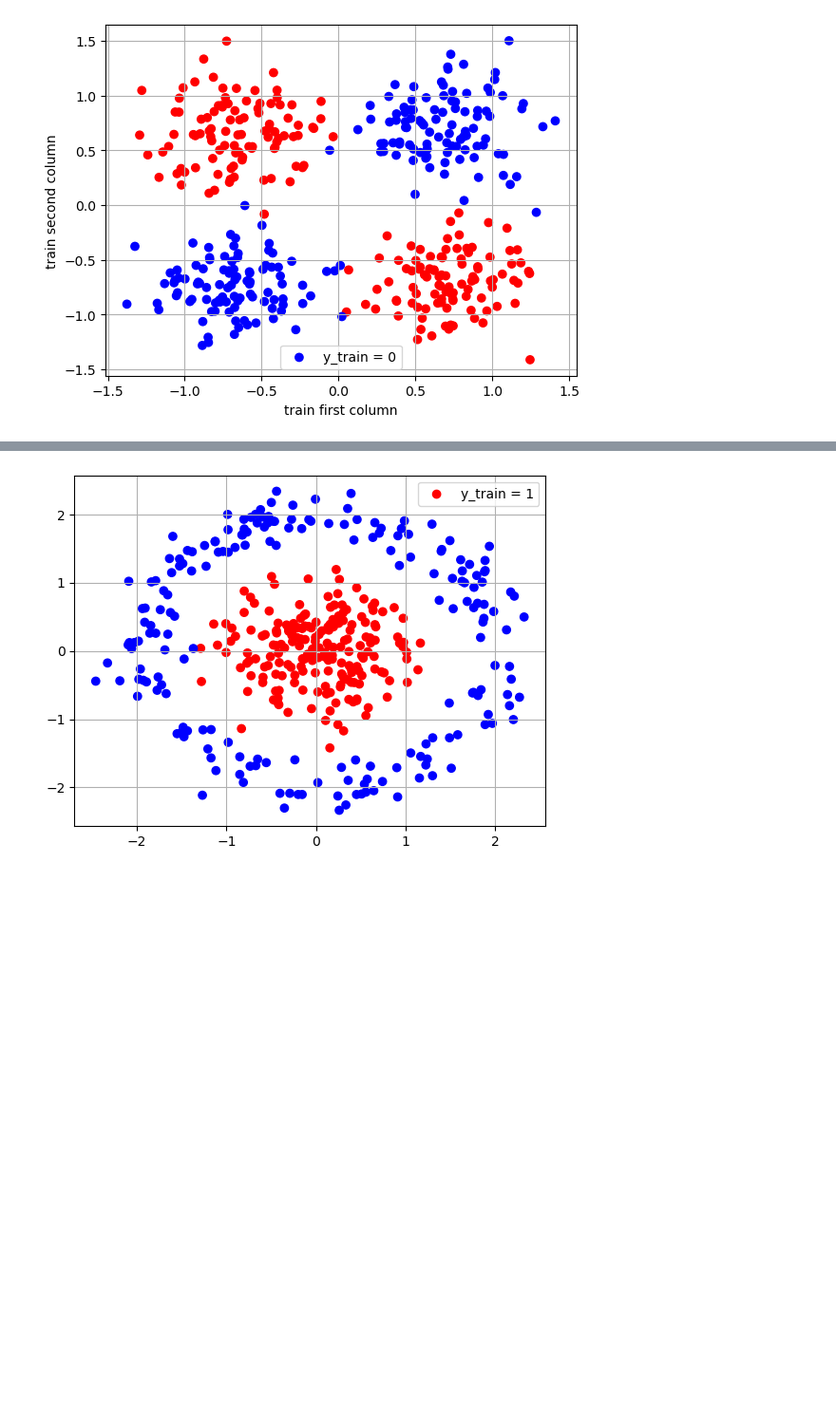
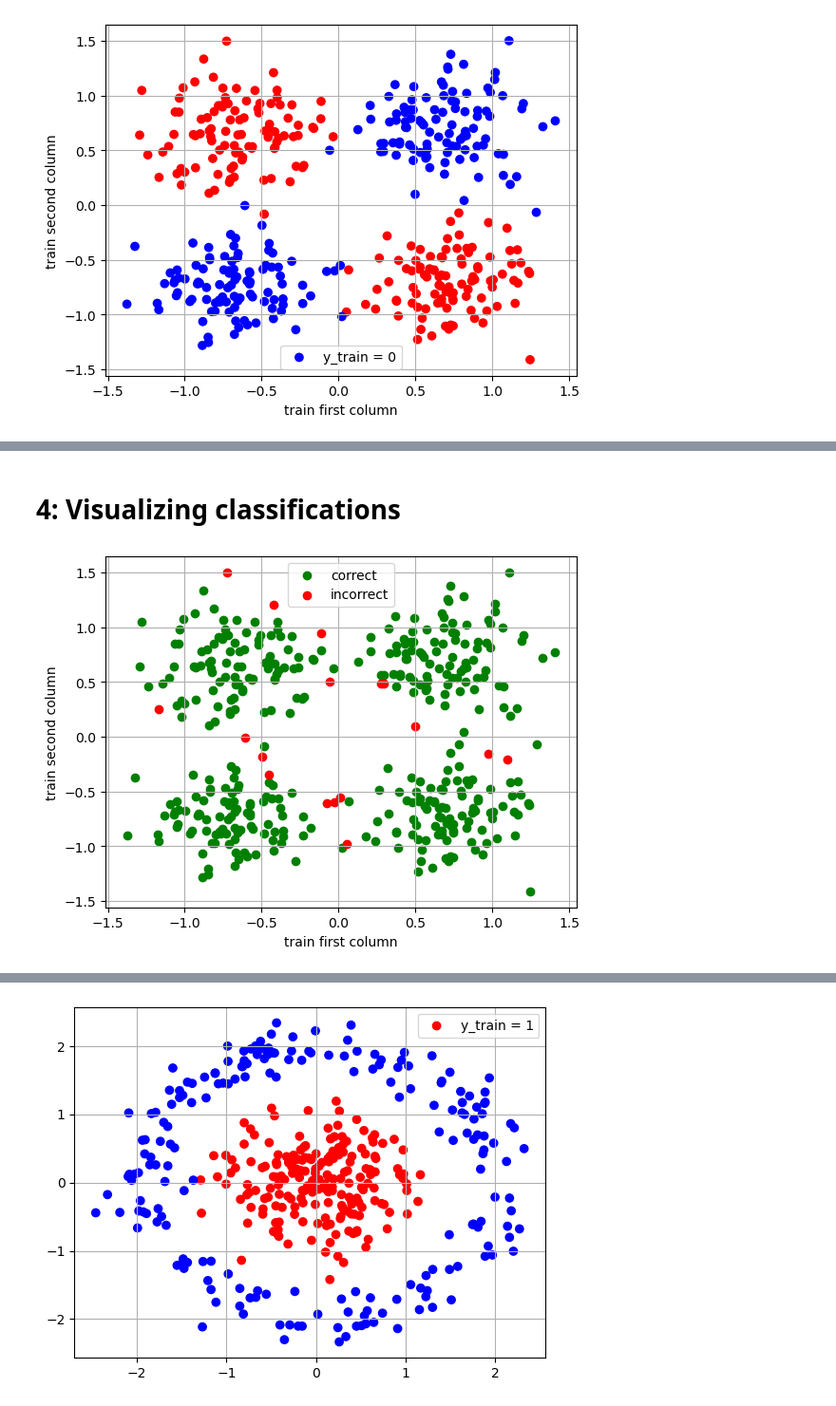
Before and after one commit to CLag707/Lab_assignment, a Jupyter notebook: Answer1.ipynb, the cells around one changed output, grey strips where cells are left out. Shown at 95% size. Drawn from its saved outputs; the diff is of its cells as text; code cells hidden in the pictures; blank space fills up the shorter version.

```diff
--- a/Answer1.ipynb
+++ b/Answer1.ipynb
@@ -68,0 +216,21 @@ plt.show()
+# %% [markdown]
+# 4: Visualizing classifications
+# %%
+def get_binary(y_hat):
+    y_binary = (y_hat > 0.5).astype(int)
+    return y_binary
+# W1_test, W2_test, b1_test, b2_test, costs, errors
+testA1, testy_hat = forward(train1 , W1_test, b1_test, W2_test, b2_test)
+predict_binary = get_binary(testy_hat)
+correct = np.squeeze(predict_binary == y_train1)
+incorrect = np.squeeze(predict_binary != y_train1)
+
+plt.scatter(train1[correct, 0], train1[correct, 1], color = "green", label = "correct")
+plt.scatter(train1[incorrect, 0], train1[incorrect, 1], color = "red", label = "incorrect")
+plt.legend()
+plt.xlabel('train first column')
+plt.ylabel('train second column')
+plt.grid(True)
+plt.show()
+# %% [output]
+[figure, added]
```
Also changed, not shown: parts of 22 cells of this notebook.
